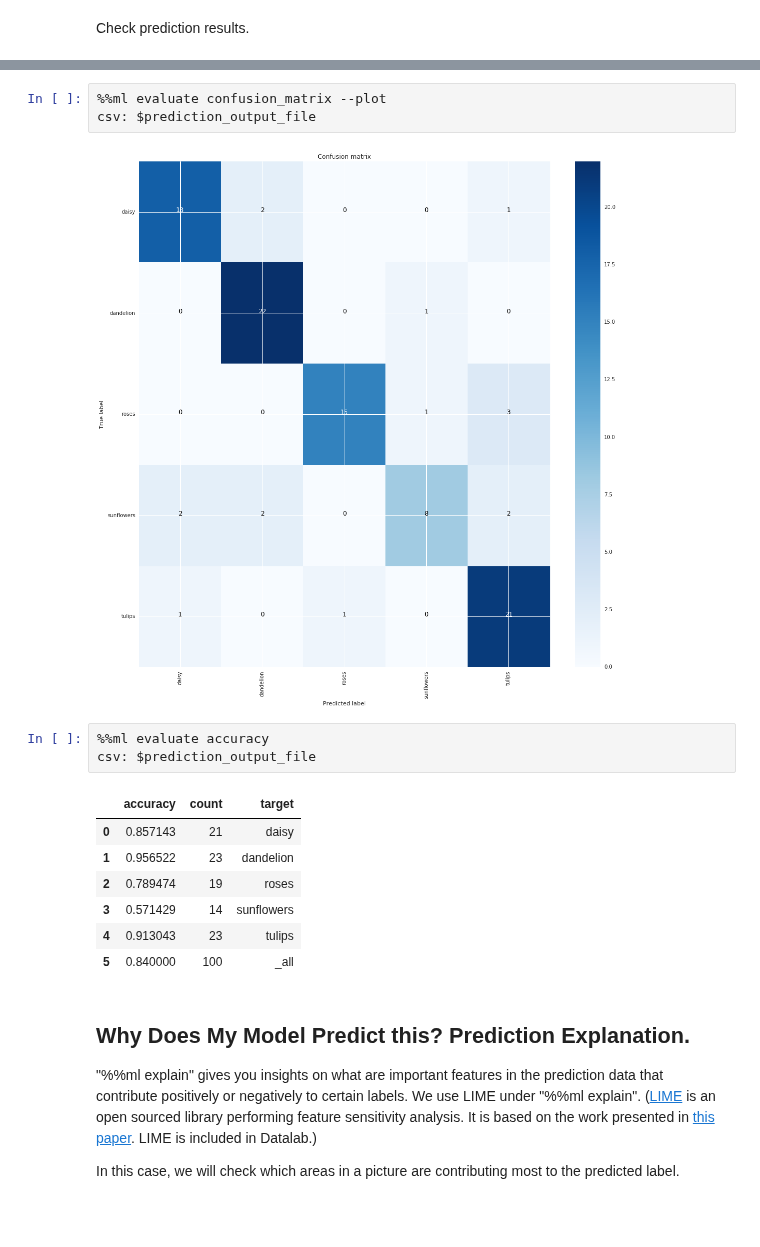
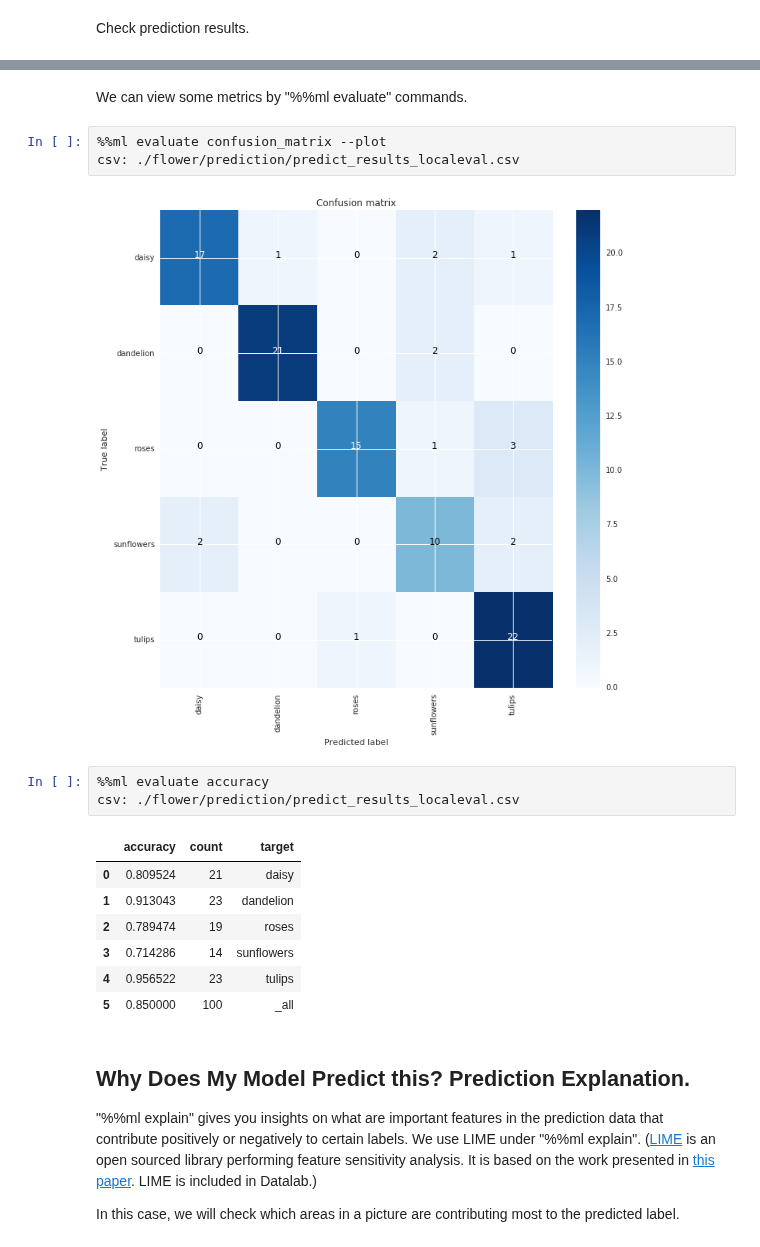
Before and after one commit to googledatalab/notebooks, a Jupyter notebook: samples/contrib/mlworkbench/image_classification_flower/Flower Classification (small dataset experience).ipynb, the cells around one changed output, grey strips where cells are left out. Drawn from its saved outputs; the diff is of its cells as text; blank space fills up the shorter version.

```diff
--- a/samples/contrib/mlworkbench/image_classification_flower/Flower Classification (small dataset experience).ipynb
+++ b/samples/contrib/mlworkbench/image_classification_flower/Flower Classification (small dataset experience).ipynb
@@ -362,19 +229,21 @@ It also produces an output schema which indicates what the columns are.
+# %% [markdown]
+We can view some metrics by "%%ml evaluate" commands.
 # %%
 %%ml evaluate confusion_matrix --plot
-csv: $prediction_output_file
+csv: ./flower/prediction/predict_results_localeval.csv
 # %% [output]
-[figure, old version]
+[figure, new version]
 # %%
 %%ml evaluate accuracy
-csv: $prediction_output_file
+csv: ./flower/prediction/predict_results_localeval.csv
 # %% [output]
 |  | accuracy | count | target |
-| 0 | 0.857143 | 21 | daisy |
-| 1 | 0.956522 | 23 | dandelion |
+| 0 | 0.809524 | 21 | daisy |
+| 1 | 0.913043 | 23 | dandelion |
 | 2 | 0.789474 | 19 | roses |
-| 3 | 0.571429 | 14 | sunflowers |
-| 4 | 0.913043 | 23 | tulips |
-| 5 | 0.840000 | 100 | _all |
+| 3 | 0.714286 | 14 | sunflowers |
+| 4 | 0.956522 | 23 | tulips |
+| 5 | 0.850000 | 100 | _all |
 # %% [markdown]
 ## Why Does My Model Predict this? Prediction Explanation.
 
```
Also changed, not shown: parts of 44 cells of this notebook, 4 other files.
